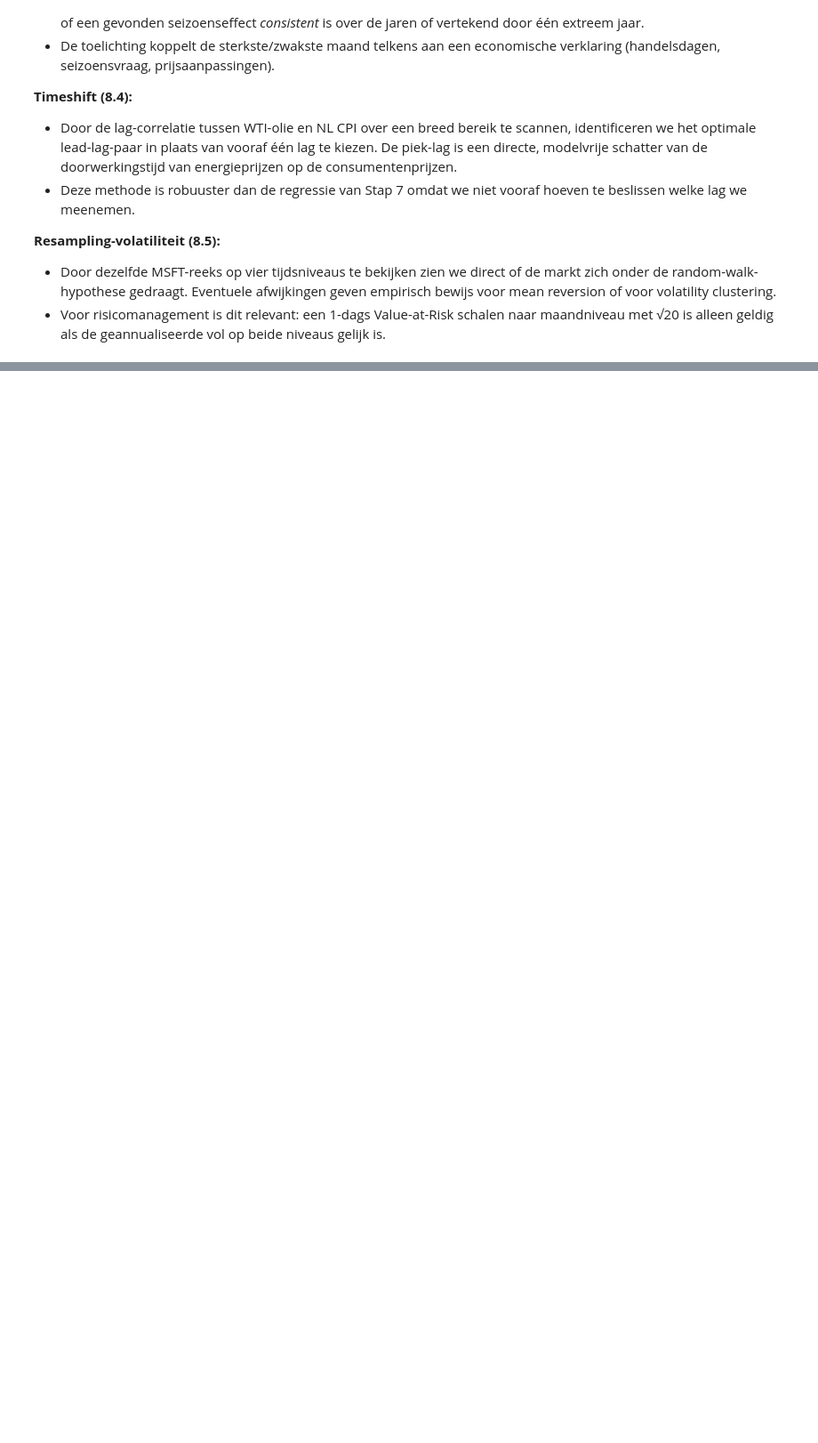
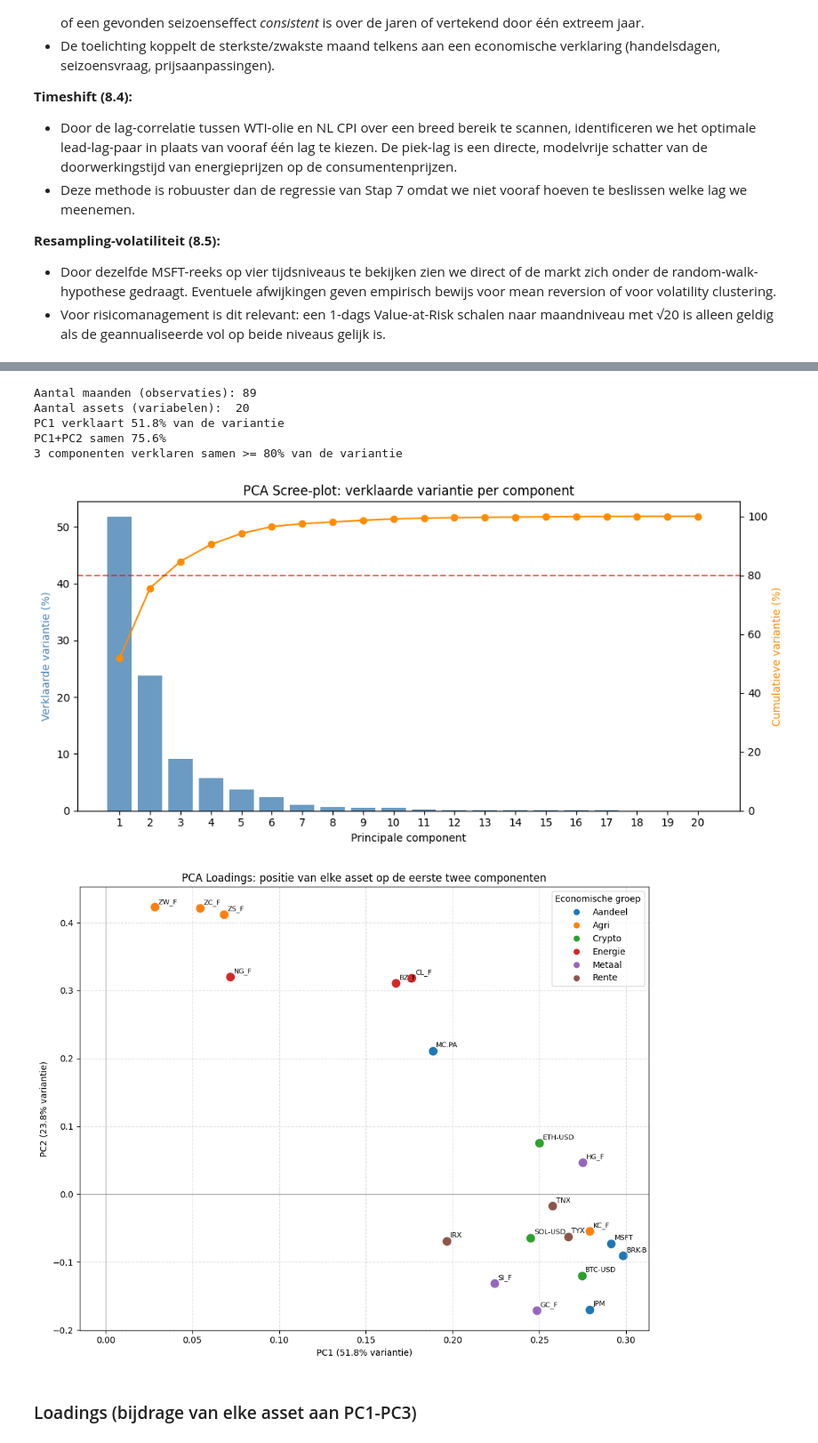
Before and after one commit to Pablo-Atanes/Minor-bigdata, a Jupyter notebook: b2_colab_board_pablo_jasper.ipynb, the cells around one changed output, grey strips where cells are left out. Shown at 89% size. Saved outputs shown, nothing was run; the diff lists cells and outputs as text; code cells hidden in the pictures; blank space fills up the shorter version.

```diff
--- a/b2_colab_board_pablo_jasper.ipynb
+++ b/b2_colab_board_pablo_jasper.ipynb
@@ -1356,0 +1382,3 @@ dat is normaal, want langere periodes accumuleren meer beweging.
+# %%
+show_pca_analysis()
+# %% [output]
@@ -1356,0 +1390,8 @@ dat is normaal, want langere periodes accumuleren meer beweging.
+Aantal maanden (observaties): 89
+Aantal assets (variabelen):  20
+PC1 verklaart 51.8% van de variantie
+PC1+PC2 samen 75.6%
+3 componenten verklaren samen >= 80% van de variantie
+[figure, added]
+[figure, added]
+### Loadings (bijdrage van elke asset aan PC1-PC3)
```
Also changed, not shown: parts of 9 cells of this notebook, 2 other files.
